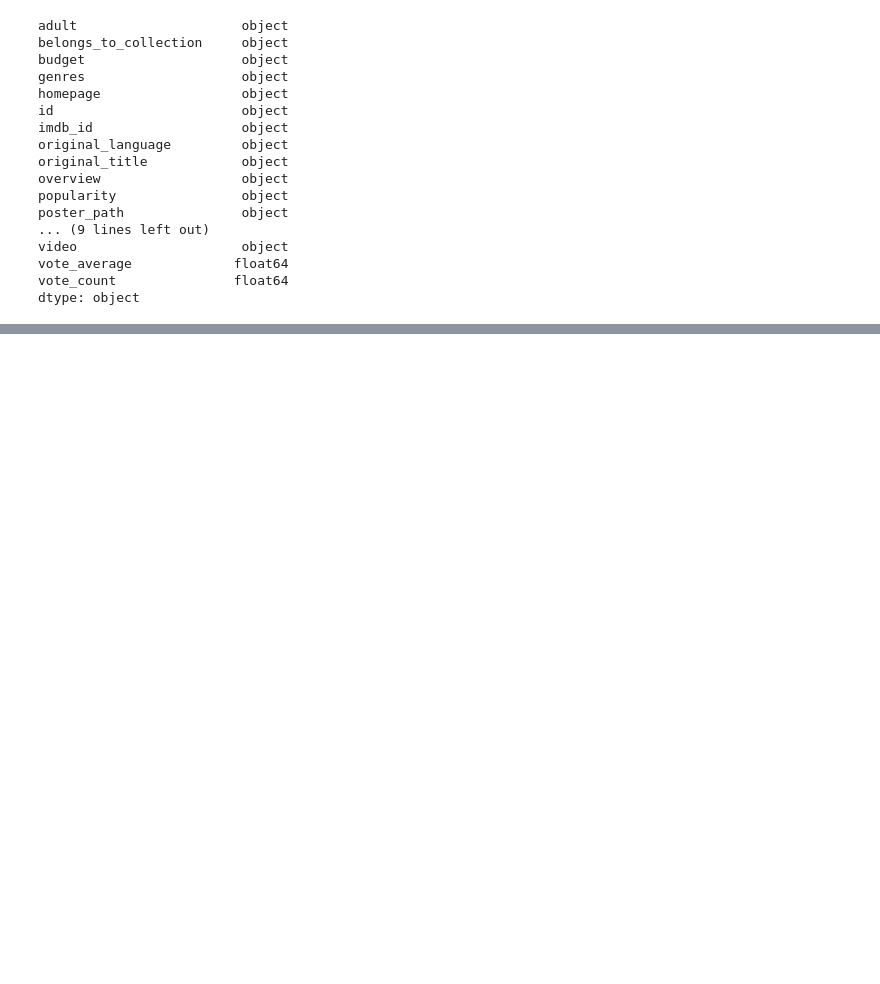
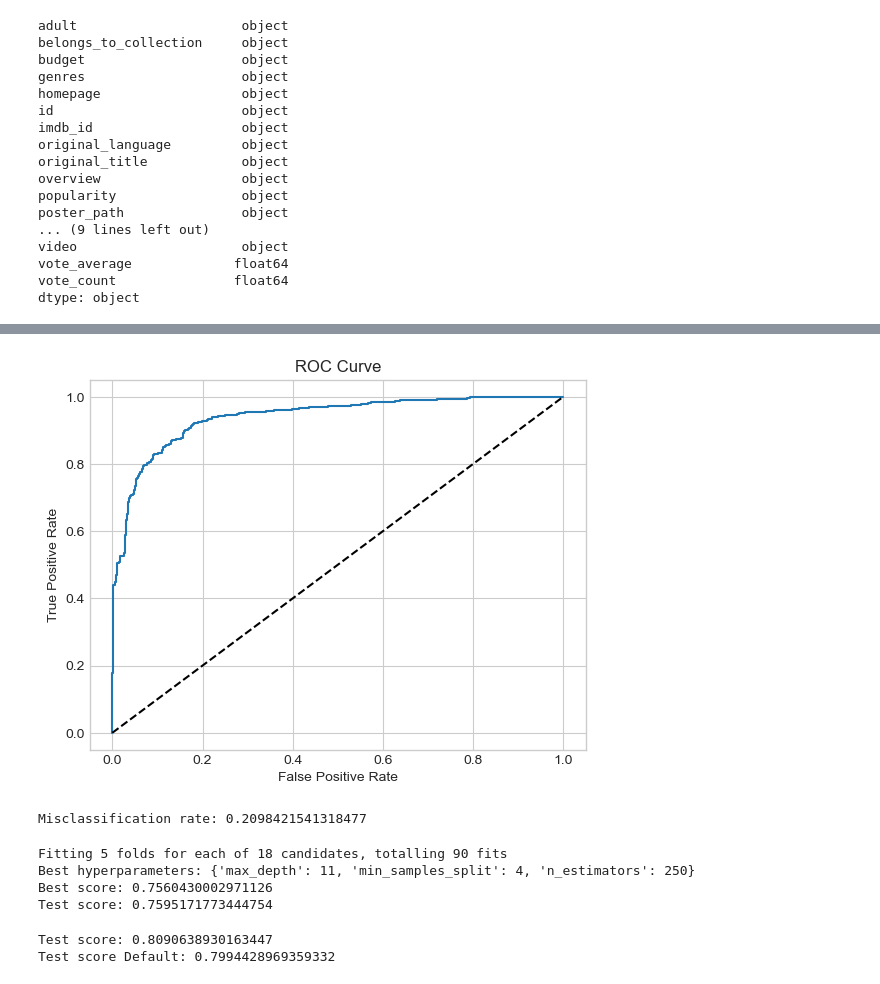
Before and after one commit to alanwake47/busn-41204-machine-learning, a Jupyter notebook: final/movies_project.ipynb, the cells around one changed output, grey strips where cells are left out. Drawn from its saved outputs; the diff is of its cells as text; code cells hidden in the pictures; blank space fills up the shorter version.

```diff
--- a/final/movies_project.ipynb
+++ b/final/movies_project.ipynb
@@ -32,0 +322,20 @@ metadata['vote_count'] = pd.to_numeric(metadata['vote_count'], errors='coerce')
+# %%
+#ROC curve for the model
+from sklearn.metrics import roc_curve, auc
+import matplotlib.pyplot as plt
+import seaborn as sns
+roc = roc_curve(test_y, clf.predict_proba(test_X)[:,1])
+plt.plot(roc[0], roc[1])
+plt.plot([0,1], [0,1], 'k--')
+plt.ylabel('True Positive Rate')
+plt.xlabel('False Positive Rate')
+plt.title('ROC Curve')
+plt.show()
+# %% [output]
+[figure, added]
+# %%
+#find misclassification rate for the model
+misclassification_rate = 1 - score
+print(f'Misclassification rate: {misclassification_rate}')
+# %% [output]
+Misclassification rate: 0.2098421541318477
@@ -32,0 +382,14 @@ metadata['vote_count'] = pd.to_numeric(metadata['vote_count'], errors='coerce')
+# %%
+rf, score, score_rf_d = train_model_rf(X, y)
+# %% [output]
+Fitting 5 folds for each of 18 candidates, totalling 90 fits
+Best hyperparameters: {'max_depth': 11, 'min_samples_split': 4, 'n_estimators': 250}
+Best score: 0.7560430002971126
+Test score: 0.7595171773444754
+# %%
+score = rf.score(test_X, test_y)
+print("Test score:", score)
+print("Test score Default:", score_rf_d)
+# %% [output]
+Test score: 0.8090638930163447
+Test score Default: 0.7994428969359332
```
Also changed, not shown: parts of 55 cells of this notebook, 2 other files.
